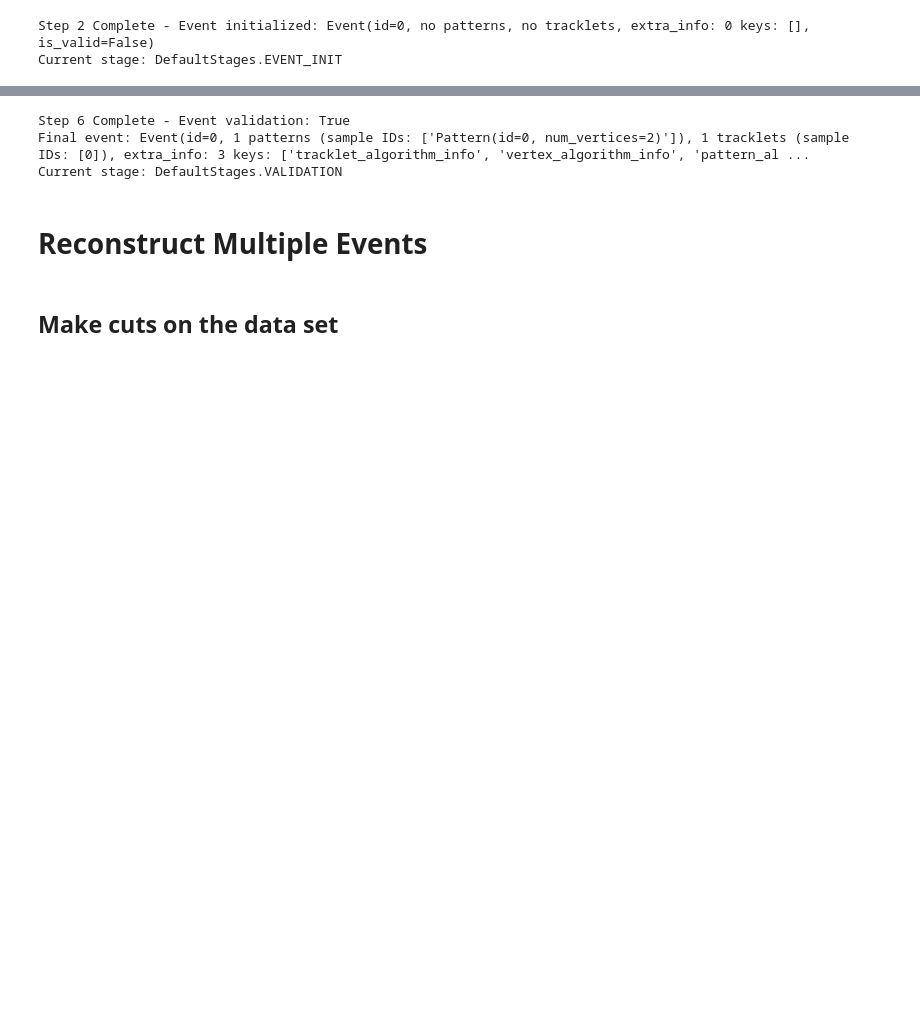
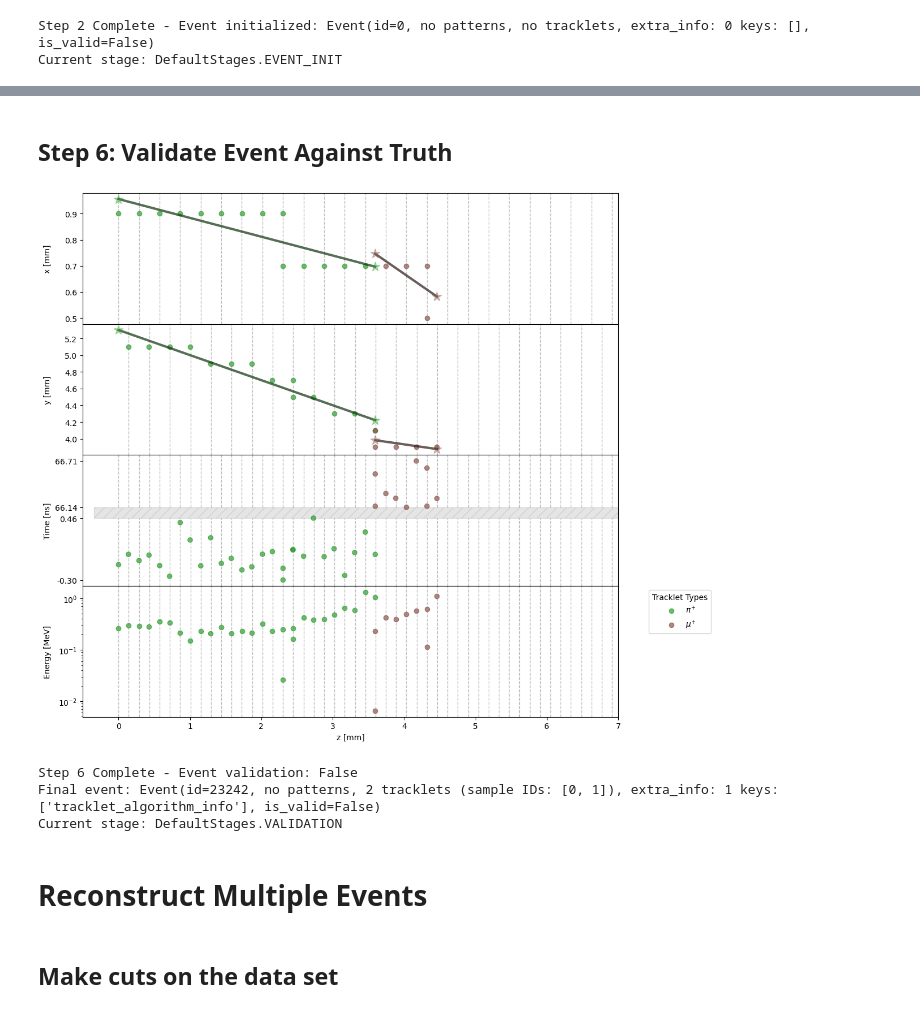
Before and after one commit to jaca230/pattern_finding_playground, a Jupyter notebook: notebooks/examples.ipynb, the cells around one changed output, grey strips where cells are left out. Drawn from its saved outputs; the diff is of its cells as text; code cells hidden in the pictures; blank space fills up the shorter version.

```diff
--- a/notebooks/examples.ipynb
+++ b/notebooks/examples.ipynb
@@ -231,18 +232,24 @@ Event extra info: {'tracklet_algorithm_info': {'n_patterns_truth': 1, 'particles
        [-3.11465260e+00,  5.55898099e-01,  5.00000715e-04]]), 'iteration': 3}, {'bic': 4.09579059285662, 'k': 2, 'vertices': array([[-3.05565528e+00,  4.52914800e-01,  3.30749995e+00],
        [-3.11465260e+00,  5.55898099e-01,  5.00000715e-04]]), 'iteration': 4}, {'bic': 4.09579059285662, 'k': 2, 'vertices': array([[-3.05565528e+00,  4.52914800e-01,  3.30749995e+00],
        [-3.11465260e+00,  5.55898099e-01,  5.00000715e-04]]), 'iteration': 5}]}}}, 'pattern_algorithm_info': {}}
+# %% [markdown]
+## Step 6: Validate Event Against Truth
 # %%
-# ## Step 6: Validate Event Against Truth
+pipeline.run_stage(DefaultStages.VALIDATION)
+event = pipeline.get_event()
 
-pipeline.run_stage(DefaultStages.VALIDATION)
 
-event = pipeline.get_event()
+# Reload and plot
+reload(plotting_utils)
+plotting_utils.plot_event(event)
+
 print(f"\nStep 6 Complete - Event validation: {event.is_valid}")
 print(f"Final event: {event}")
 print(f"Current stage: {pipeline.get_current_stage()}")
 # %% [output]
+[figure, added]
-Step 6 Complete - Event validation: True
-Final event: Event(id=0, 1 patterns (sample IDs: ['Pattern(id=0, num_vertices=2)']), 1 tracklets (sample IDs: [0]), extra_info: 3 keys: ['tracklet_algorithm_info', 'vertex_algorithm_info', 'pattern_al ...
+Step 6 Complete - Event validation: False
+Final event: Event(id=23242, no patterns, 2 tracklets (sample IDs: [0, 1]), extra_info: 1 keys: ['tracklet_algorithm_info'], is_valid=False)
 Current stage: DefaultStages.VALIDATION
 # %% [markdown]
 # Reconstruct Multiple Events
```
Also changed, not shown: parts of 15 cells of this notebook, 1 other file.
